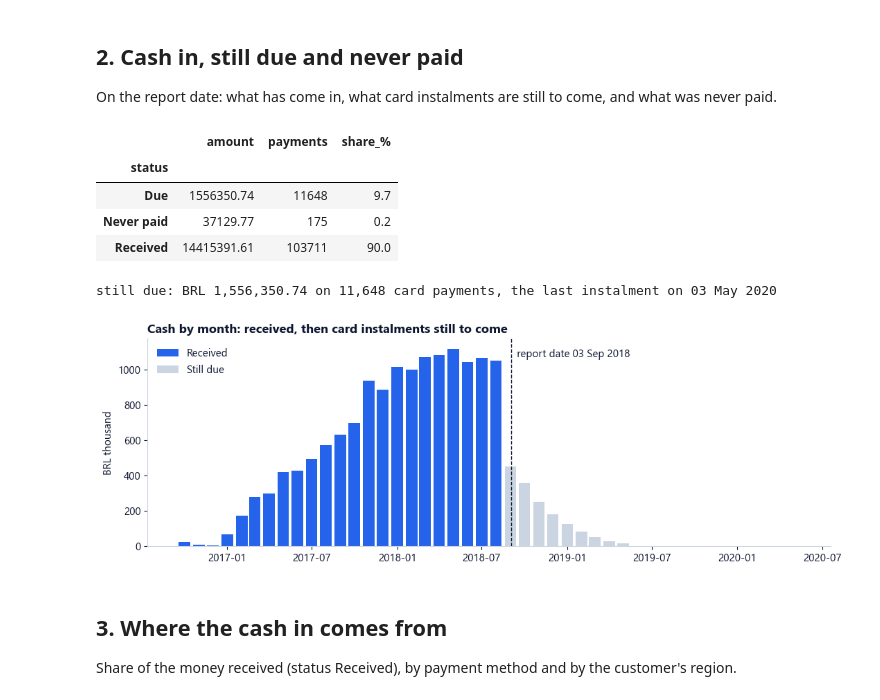
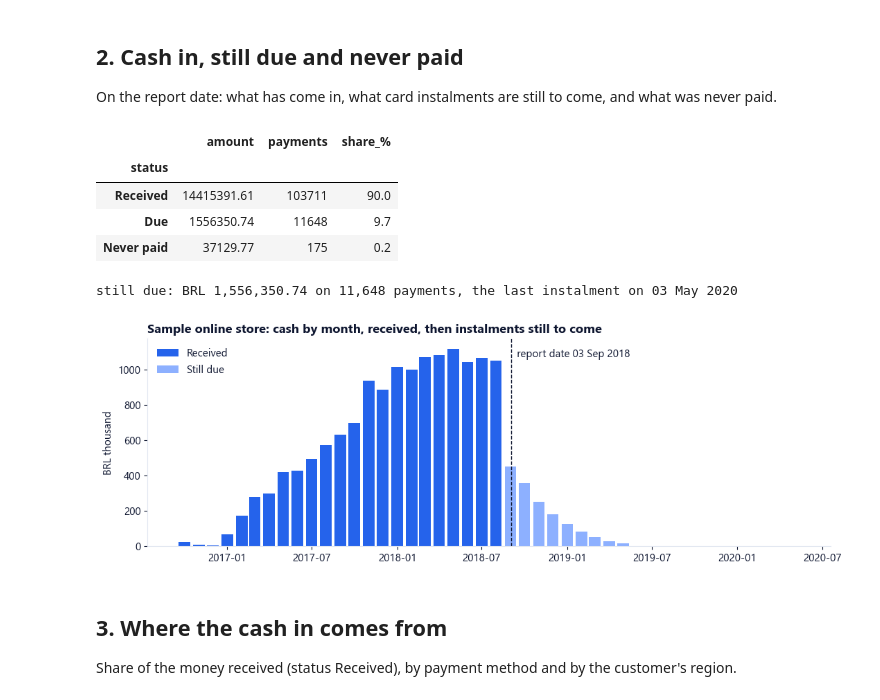
Before and after one commit to omarshalabyy1/cash-payments-dashboard, a Jupyter notebook: analysis/analysis.ipynb, the cells around one changed output. Drawn from its saved outputs; the diff is of its cells as text; code cells hidden in the pictures.

```diff
--- a/analysis/analysis.ipynb
+++ b/analysis/analysis.ipynb
@@ -8,18 +9,34 @@ The rules (cash date, report date, late, never paid) live in one place, `sql/2_r
 # %%
+import sys
 from pathlib import Path
 
 import matplotlib.pyplot as plt
 import pandas as pd
 import psycopg
 
+sys.path.append("..")
+from config import load_config
+
+cfg = load_config()
+NAME, CUR, DEC = cfg["client"]["name"], cfg["client"]["currency"], cfg["client"]["decimals"]
+COLOURS = cfg["report"]["colours"]
+MAIN, SECOND = COLOURS["data"][0], COLOURS["data"][2]
 DOCS = Path("../docs")
-conn = psycopg.connect("postgresql://cash:cash@localhost:5434/cash")
+conn = psycopg.connect(cfg["db_url"])
 
 
 def q(sql):
     with conn.cursor() as cur:
         cur.execute(sql)
         return pd.DataFrame(cur.fetchall(), columns=[c.name for c in cur.description])
+
+
+def money(x):
+    return f"{CUR} {x:,.{DEC}f}"
+
+
+def short(x):
+    return f"{CUR} {x / 1e6:.2f} million" if x >= 1e6 else money(x)
 
 
 fact = q("""
@@ -33,5 +50,5 @@ fact["cash_date"] = pd.to_datetime(fact["cash_date"])
 received_rows = fact[fact["status"] == "Received"]
 report_date = received_rows["cash_date"].max()
 
-print(f"{len(fact):,} instalment rows, report date {report_date:%d %b %Y}")
+print(f"{NAME}: {len(fact):,} instalment rows, report date {report_date:%d %b %Y}")
 # %% [output]
@@ -57,45 +74,49 @@ money:    source BRL 16,008,872.12, model BRL 16,008,872.12
 
 On the report date: what has come in, what card instalments are still to come, and what was never paid.
 # %%
-by_status = fact.groupby("status").agg(amount=("amount", "sum"), payments=("payment_id", "nunique"))
+by_status = (fact.groupby("status").agg(amount=("amount", "sum"), payments=("payment_id", "nunique"))
+             .reindex(["Received", "Due", "Never paid"], fill_value=0))
 by_status["share_%"] = (by_status["amount"] / total * 100).round(1)
-display(by_status.round(2))
+display(by_status.round(DEC))
 
 received = by_status.loc["Received", "amount"]
 due = by_status.loc["Due", "amount"]
 never_paid = by_status.loc["Never paid", "amount"]
-due_payments = fact.loc[fact["status"] == "Due", "payment_id"].nunique()
-last_due = fact.loc[fact["status"] == "Due", "cash_date"].max()
-print(f"still due: BRL {due:,.2f} on {due_payments:,} card payments, the last instalment on {last_due:%d %b %Y}")
+due_rows = fact[fact["status"] == "Due"]
+if len(due_rows):
+    print(f"still due: {money(due)} on {due_rows['payment_id'].nunique():,} payments, "
+          f"the last instalment on {due_rows['cash_date'].max():%d %b %Y}")
+else:
+    print("nothing still due")
 # %% [output]
 |  | amount | payments | share_% |
 | status |  |  |  |
+| Received | 14415391.61 | 103711 | 90.0 |
 | Due | 1556350.74 | 11648 | 9.7 |
 | Never paid | 37129.77 | 175 | 0.2 |
-| Received | 14415391.61 | 103711 | 90.0 |
-still due: BRL 1,556,350.74 on 11,648 card payments, the last instalment on 03 May 2020
+still due: BRL 1,556,350.74 on 11,648 payments, the last instalment on 03 May 2020
 # %%
-BLUE, GREY, NAVY = "#2563EB", "#CBD5E1", "#0E1630"
 plt.rcParams.update({"font.family": "Segoe UI", "font.size": 11, "axes.spines.top": False,
-                     "axes.spines.right": False, "axes.edgecolor": GREY, "text.color": NAVY,
-                     "axes.labelcolor": NAVY, "xtick.color": NAVY, "ytick.color": NAVY})
+                     "axes.spines.right": False, "axes.edgecolor": COLOURS["line"], "text.color": COLOURS["text"],
+                     "axes.labelcolor": COLOURS["text"], "xtick.color": COLOURS["text"], "ytick.color": COLOURS["text"]})
 
 monthly = (fact[fact["status"] != "Never paid"]
            .assign(month=lambda d: d["cash_date"].dt.to_period("M").dt.to_timestamp())
-           .pivot_table(index="month", columns="status", values="amount", aggfunc="sum", fill_value=0))
+           .pivot_table(index="month", columns="status", values="amount", aggfunc="sum", fill_value=0)
+           .reindex(columns=["Received", "Due"], fill_value=0))
 
 fig, ax = plt.subplots(figsize=(11, 3.8))
-ax.bar(monthly.index, monthly["Received"] / 1e3, width=25, color=BLUE, label="Received")
-ax.bar(monthly.index, monthly["Due"] / 1e3, width=25, color=GREY, label="Still due")
-ax.axvline(report_date, color=NAVY, linewidth=1, linestyle="--")
+ax.bar(monthly.index, monthly["Received"] / 1e3, width=25, color=MAIN, label="Received")
+ax.bar(monthly.index, monthly["Due"] / 1e3, width=25, color=SECOND, label="Still due")
+ax.axvline(report_date, color=COLOURS["text"], linewidth=1, linestyle="--")
 ax.text(report_date, ax.get_ylim()[1] * 0.95, f"  report date {report_date:%d %b %Y}", va="top")
-ax.set_ylabel("BRL thousand")
+ax.set_ylabel(f"{CUR} thousand")
 ax.legend(frameon=False, loc="upper left")
-ax.set_title("Cash by month: received, then card instalments still to come", loc="left", fontweight="bold")
+ax.set_title(f"{NAME}: cash by month, received, then instalments still to come", loc="left", fontweight="bold")
 fig.tight_layout()
 fig.savefig(DOCS / "cash-by-month.png", dpi=150)
 # %% [output]
-[figure, old version]
+[figure, new version]
 # %% [markdown]
 ## 3. Where the cash in comes from
 
```
Also changed, not shown: parts of 12 cells of this notebook, 25 other files.
